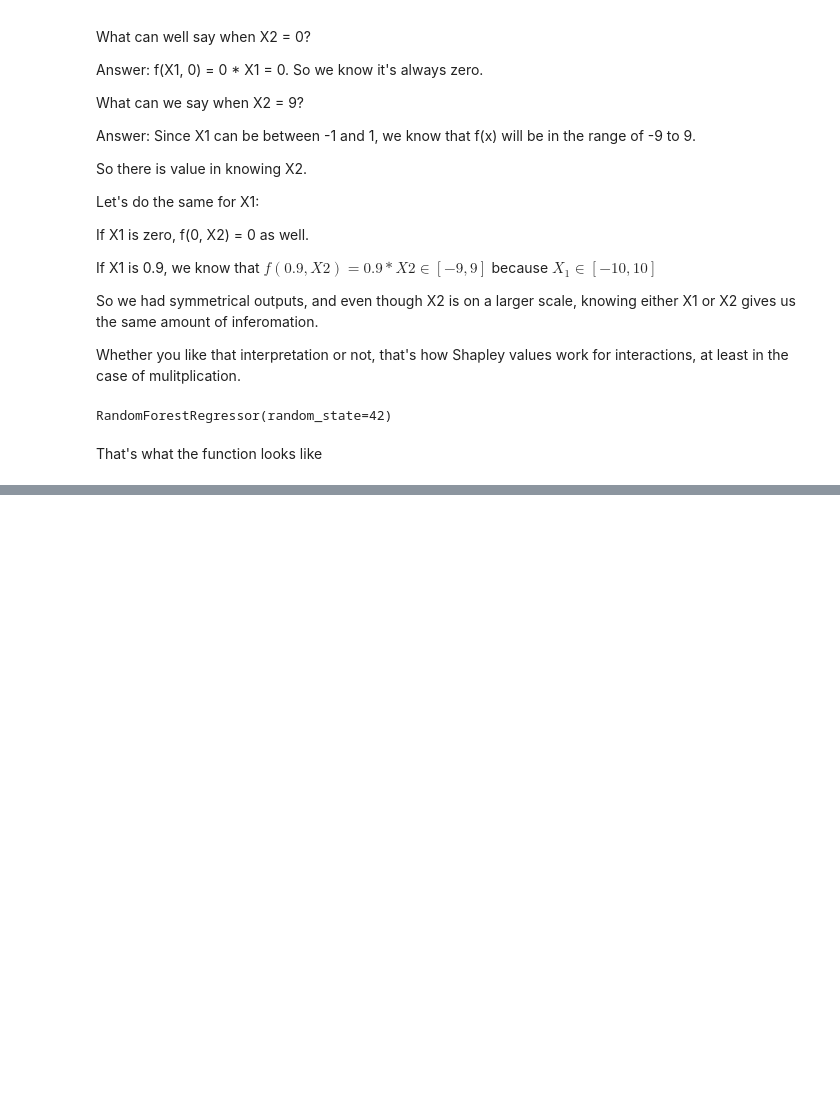
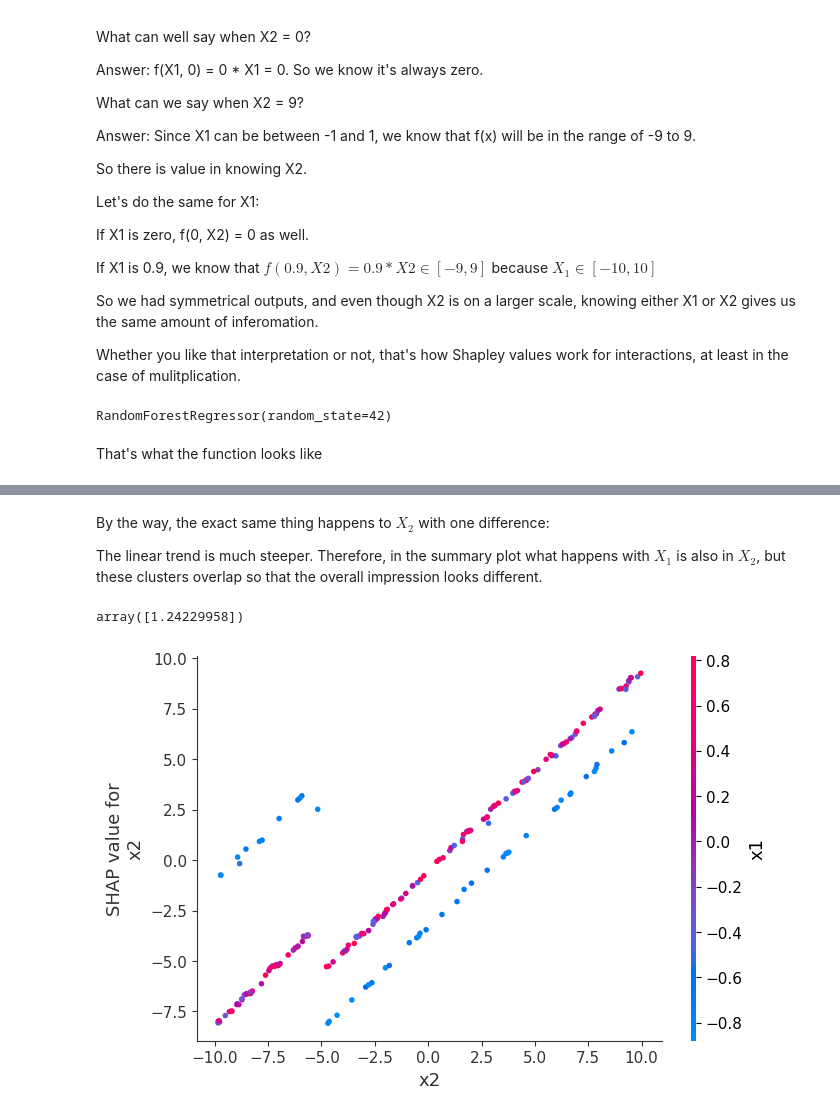
Before and after one commit to christophM/shap-book, a Jupyter notebook: manuscript/interpretation.ipynb, the cells around one changed output, grey strips where cells are left out. Cells and saved outputs as stored; diff of their text form; code cells hidden in the pictures; blank space fills up the shorter version.

```diff
--- a/manuscript/interpretation.ipynb
+++ b/manuscript/interpretation.ipynb
@@ -512,0 +642,14 @@ No data for colormapping provided via 'c'. Parameters 'vmin', 'vmax' will be ign
+# %% [markdown]
+By the way, the exact same thing happens to $X_2$ with one difference:
+
+The linear trend is much steeper.
+Therefore, in the summary plot what happens with $X_1$ is also in $X_2$, but these clusters overlap so that the overall impression looks different.
+# %%
+explainer.expected_value
+# %% [output]
+array([1.24229958])
+# %%
+shap_values = explainer.shap_values(X_test)
+shap.dependence_plot("x2", shap_values, X_test)
+# %% [output]
+[figure, added]
```
Also changed, not shown: parts of 19 cells of this notebook, 6 other files.
